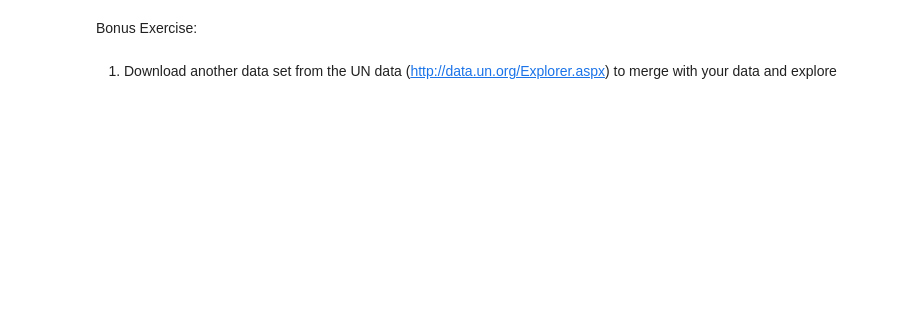
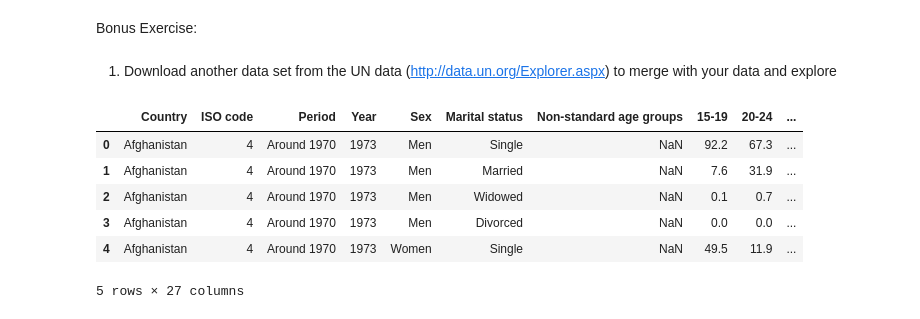
Before and after one commit to LJRollerII/GDP_and_Internet_Usage_Python, a Jupyter notebook: notebooks/UN_GDP_Internet.ipynb, the cells around one changed output. Drawn from its saved outputs; the diff is of its cells as text; code cells hidden in the pictures; blank space fills up the shorter version.

Commit message:
Successfully Added New Data for Bonus. Now go back and fix your FacetGrids.

```diff
--- a/notebooks/UN_GDP_Internet.ipynb
+++ b/notebooks/UN_GDP_Internet.ipynb
@@ -526,3 +526,15 @@ Yes, Macao (top 5 gdp), Central African Republic (bottom 5 gdp), and Democratic
 Bonus Exercise:
 # %% [markdown]
 1. Download another data set from the UN data (http://data.un.org/Explorer.aspx) to merge with your data and explore
+# %%
+marital_df = pd.read_excel("../data/UN_Marital_Status.xls",skiprows = 3)
+# %%
+marital_df.head()
+# %% [output]
+|  | Country | ISO code | Period | Year | Sex | Marital status | Non-standard age groups | 15-19 | 20-24 | ... |
+| 0 | Afghanistan | 4 | Around 1970 | 1973 | Men | Single | NaN | 92.2 | 67.3 | ... |
+| 1 | Afghanistan | 4 | Around 1970 | 1973 | Men | Married | NaN | 7.6 | 31.9 | ... |
+| 2 | Afghanistan | 4 | Around 1970 | 1973 | Men | Widowed | NaN | 0.1 | 0.7 | ... |
+| 3 | Afghanistan | 4 | Around 1970 | 1973 | Men | Divorced | NaN | 0.0 | 0.0 | ... |
+| 4 | Afghanistan | 4 | Around 1970 | 1973 | Women | Single | NaN | 49.5 | 11.9 | ... |
+5 rows × 27 columns
```
Also changed, not shown: parts of 8 cells of this notebook.
